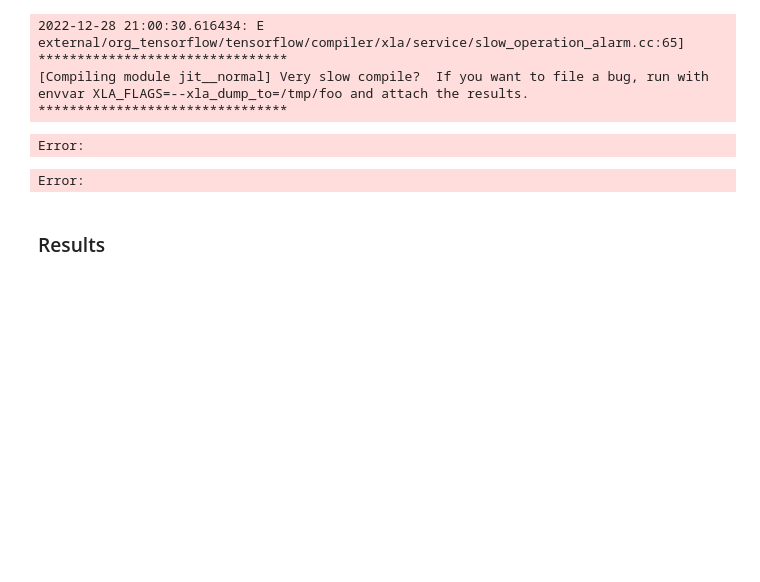
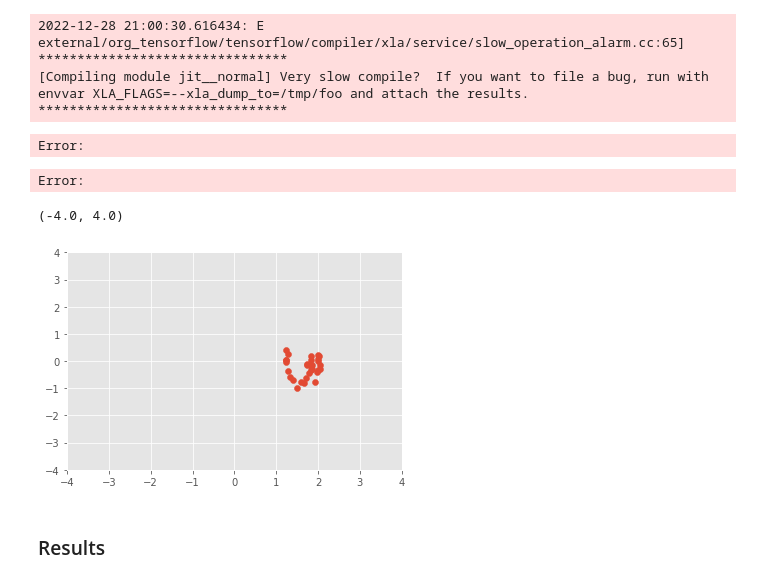
Before and after one commit to JopNiessen/DualControl, a Jupyter notebook: SAC_VI_v2.ipynb, the cells around one changed output. Drawn from its saved outputs; the diff is of its cells as text; code cells hidden in the pictures; blank space fills up the shorter version.

```diff
--- a/SAC_VI_v2.ipynb
+++ b/SAC_VI_v2.ipynb
@@ -307,8 +325,18 @@ SDI, SAC, th = run_SAC(SDI, SAC, 10)
 Error:
 Error:
 # %%
-key = jrandom.PRNGKey(0)
-SAC.train(key, batch_size=100, n_epochs=400, show=False)
+
+states = SAC.ReplayBuffer.data_points[:SAC.ReplayBuffer.size, :2]
+fig, ax = plt.subplots()
+ax.scatter(states[:,0], states[:,1])
+ax.set_xlim([-4, 4])
+ax.set_ylim([-4, 4])
+
+#key = jrandom.PRNGKey(0)
+#SAC.train(key, batch_size=100, n_epochs=400, show=False)
+# %% [output]
+(-4.0, 4.0)
+[figure, added]
 # %% [markdown]
 ### Results
 # %%
```
Also changed, not shown: parts of 2 cells of this notebook, 20 other files.
